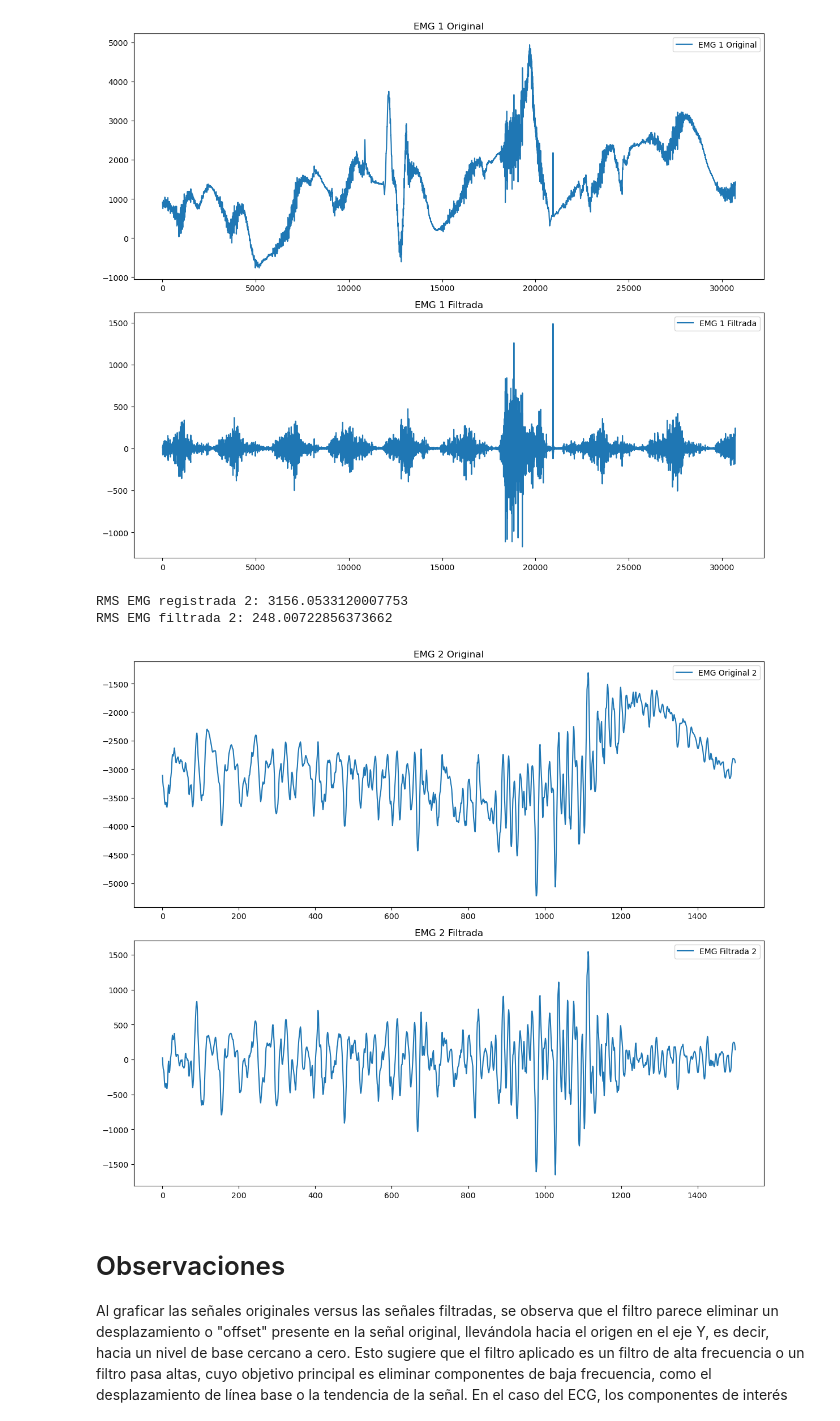
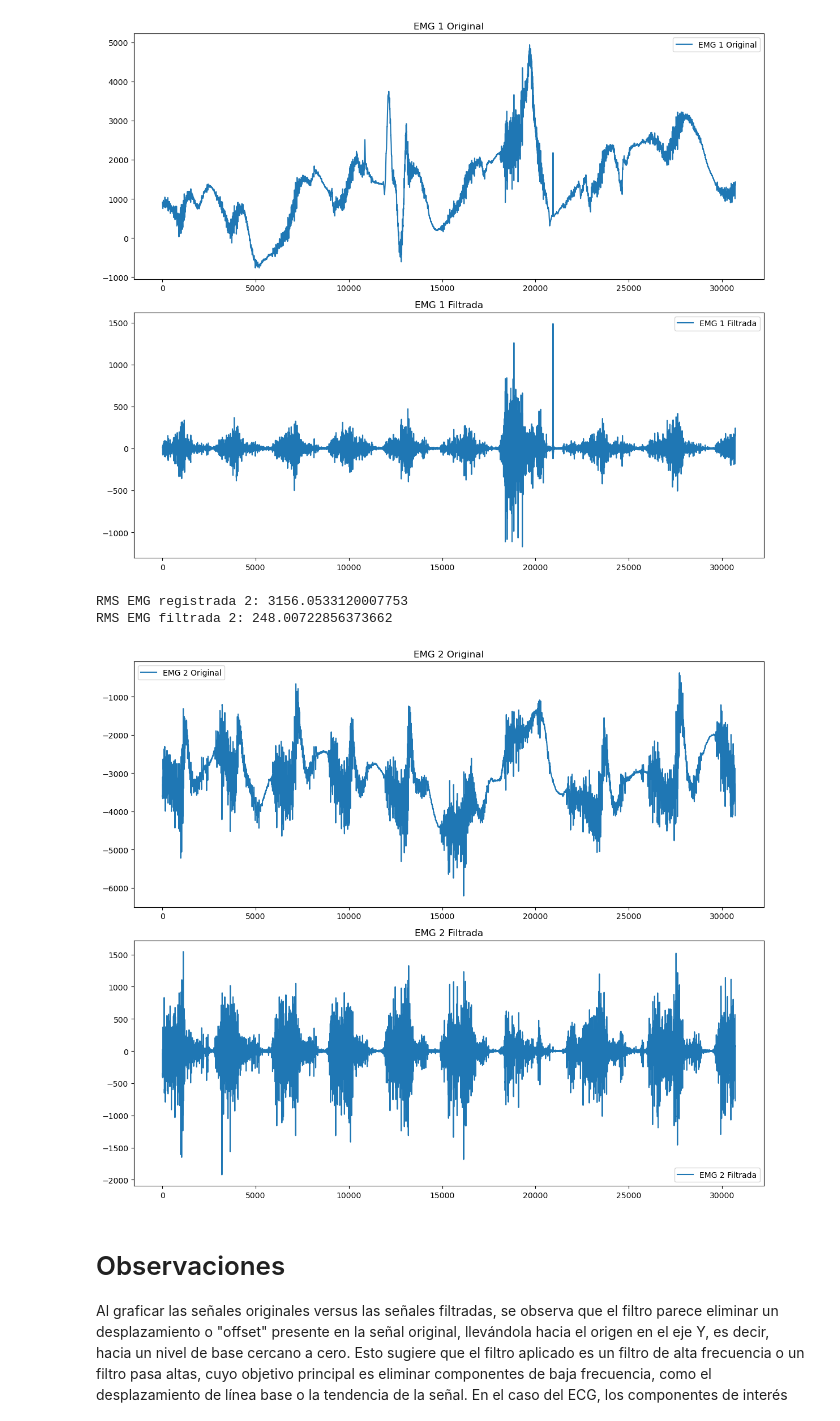
Before and after one commit to SantiagoTabaresO/Laboratorio_Biose-ales, a Jupyter notebook: Practica 3/Practica 3 Bioseñales.ipynb, the cells around one changed output. Drawn from its saved outputs; the diff is of its cells as text; code cells hidden in the pictures.

```diff
--- a/Practica 3/Practica 3 Bioseñales.ipynb
+++ b/Practica 3/Practica 3 Bioseñales.ipynb
@@ -14,7 +14,7 @@ def calcular_rms(signal):
 # %% [markdown]
 # Carga de datos, extraccion de señales, calculo del RMS y graficos de la señales
 # %%
-archivo = sio.loadmat('signals.mat')
+archivo = scipy.io.loadmat('signals.mat')
 
 # Extraer las señales
 ecg_asRecording = archivo['ECG_asRecording'].flatten()  # Señal ECG registrada
@@ -65,13 +65,13 @@ plt.title('EMG 1 Original')
 plt.legend()
 
 # Graficar la señal EMG original 2
-plt.subplot(3, 2, 4)
+plt.subplot(3, 2, 5)
 plt.plot(emg_asRecording2[:n_puntos], label='EMG Original 2')
 plt.title('EMG 2 Original')
 plt.legend()
 
 # Graficar la señal EMG filtrada 1
-plt.subplot(3, 2, 5)
+plt.subplot(3, 2, 4)
 plt.plot(emg_filtered1[:n_puntos], label='EMG Filtrada 1')
 plt.title('EMG 1 Filtrada')
 plt.legend()
@@ -95,7 +95,7 @@ RMS EMG filtrada 2: 248.00722856373662
 # %% [markdown]
 # Graficar la señal sin filtrar y la señal filtrada
 # %%
-archivo = sio.loadmat('signals.mat')
+archivo = scipy.io.loadmat('signals.mat')
 
 # Extraer las señales
 ecg_asRecording = archivo['ECG_asRecording'].flatten()  # Señal ECG registrada
@@ -131,7 +131,7 @@ RMS ECG registrada: 4392.9682937490725
 RMS ECG filtrada: 286.30557115249496
 [figure]
 # %%
-archivo = sio.loadmat('signals.mat')
+archivo = scipy.io.loadmat('signals.mat')
 
 # Extraer las señales
 emg_asRecording1 = archivo['EMG_asRecording1'].flatten()  # Primer registro de EMG registrado
@@ -167,41 +167,41 @@ RMS EMG registrada 1: 1689.3071005776176
 RMS EMG filtrada 1: 90.58225968421819
 [figure]
 # %%
-archivo = sio.loadmat('signals.mat')
+archivo = scipy.io.loadmat('signals.mat')
 
 # Extraer las señales
 emg_asRecording2 = archivo['EMG_asRecording2'].flatten()  # Segundo registro de EMG registrado
 emg_filtered2 = archivo['EMG_filtered2'].flatten()  # Segundo registro de EMG filtrado
 
 # Calcular el RMS para la señal registrada y la señal filtrada
 rms_emg_asRecording2 = calcular_rms(emg_asRecording2)
 rms_emg_filtered2 = calcular_rms(emg_filtered2)
 
 # Mostrar valores RMS
 print(f"RMS EMG registrada 2: {rms_emg_asRecording2}")
 print(f"RMS EMG filtrada 2: {rms_emg_filtered2}")
 
 # Graficar las señales decimadas
 plt.figure(figsize=(12, 10))
 
 # Graficar la señal EMG original 2
 plt.subplot(2, 1, 1)
-plt.plot(emg_asRecording2[:n_puntos], label='EMG 2 Original')
+plt.plot(emg_asRecording2[:], label='EMG 2 Original')
 plt.title('EMG 2 Original')
 plt.legend()
 
 # Graficar la señal EMG filtrada 2
 plt.subplot(2, 1, 2)
-plt.plot(emg_filtered2[:n_puntos], label='EMG 2 Filtrada')
+plt.plot(emg_filtered2[:], label='EMG 2 Filtrada')
 plt.title('EMG 2 Filtrada')
 plt.legend()
 
 plt.tight_layout()
 plt.show()
 # %% [output]
 RMS EMG registrada 2: 3156.0533120007753
 RMS EMG filtrada 2: 248.00722856373662
-[figure, old version]
+[figure, new version]
 # %% [markdown]
 # Observaciones
 Al graficar las señales originales versus las señales filtradas, se observa que el filtro parece eliminar un desplazamiento o "offset" presente en la señal original, llevándola hacia el origen en el eje Y, es decir, hacia un nivel de base cercano a cero. Esto sugiere que el filtro aplicado es un filtro de alta frecuencia o un filtro pasa altas, cuyo objetivo principal es eliminar componentes de baja frecuencia, como el desplazamiento de línea base o la tendencia de la señal. En el caso del ECG, los componentes de interés típicamente se encuentran entre 0.5 Hz y 150 Hz, siendo las frecuencias más bajas aquellas asociadas con el desplazamiento de la línea base y el ruido de baja frecuencia, como el movimiento de los electrodos o la respiración. Por tanto, el filtro elimina estas frecuencias no deseadas, preservando las características importantes del ECG, como las ondas P, QRS y T, que son cruciales para el análisis de la actividad cardíaca.
```
Also changed, not shown: parts of 6 cells of this notebook.
